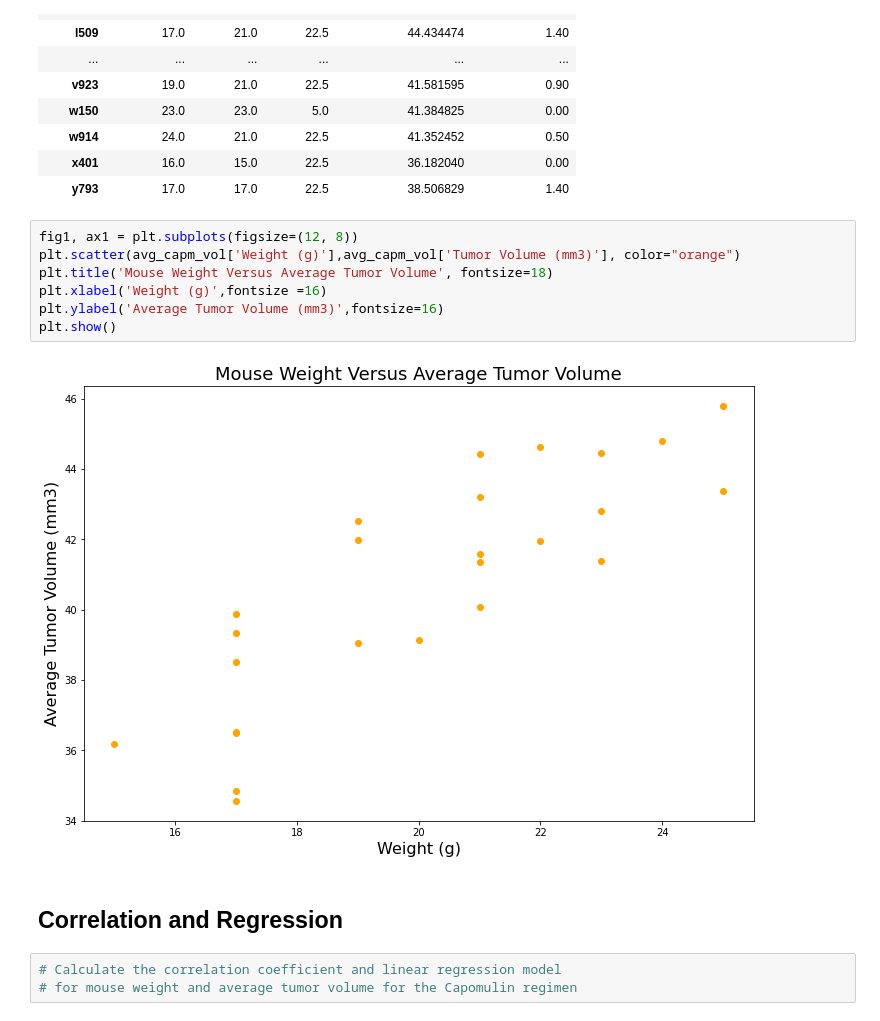
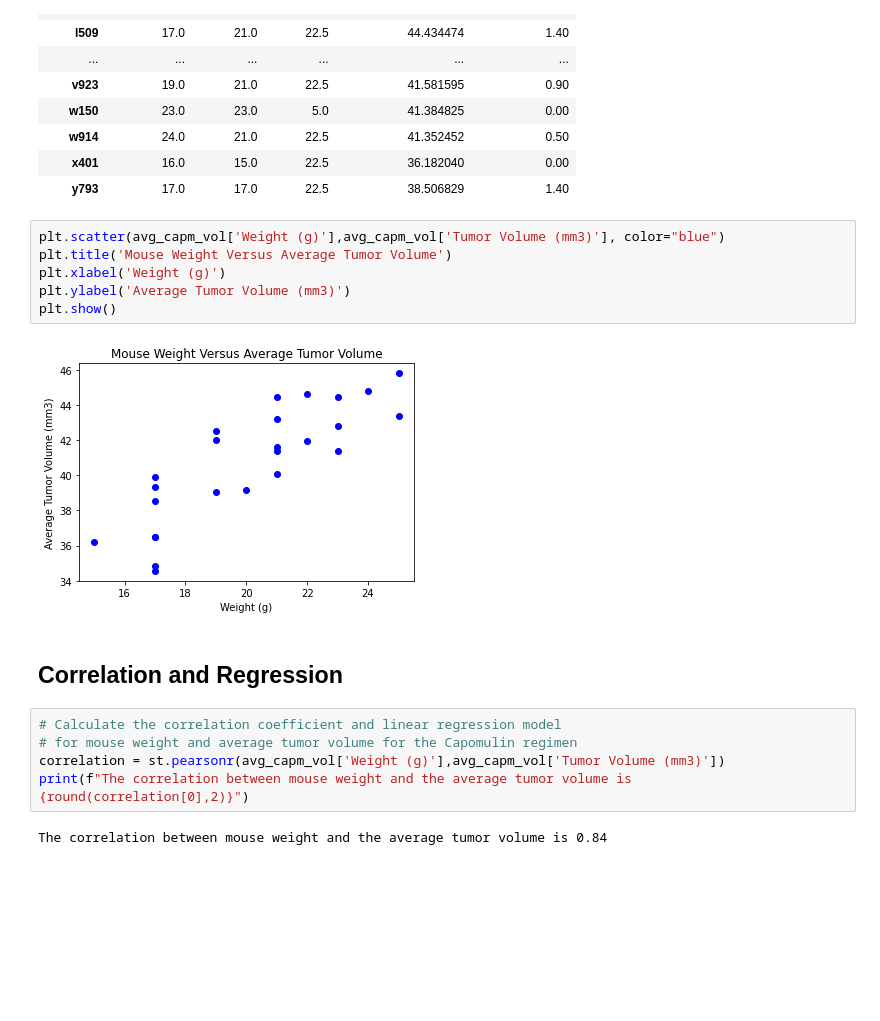
Before and after one commit to melorebecca/05-Matplotlib, a Jupyter notebook: pymaceuticals_starter.ipynb, the cells around one changed output. Saved outputs shown, nothing was run; the diff lists cells and outputs as text; blank space fills up the shorter version.

```diff
--- a/pymaceuticals_starter.ipynb
+++ b/pymaceuticals_starter.ipynb
@@ -307,16 +292,19 @@ avg_capm_vol
 | x401 | 16.0 | 15.0 | 22.5 | 36.182040 | 0.00 |
 | y793 | 17.0 | 17.0 | 22.5 | 38.506829 | 1.40 |
 # %%
-fig1, ax1 = plt.subplots(figsize=(12, 8))
-plt.scatter(avg_capm_vol['Weight (g)'],avg_capm_vol['Tumor Volume (mm3)'], color="orange")
-plt.title('Mouse Weight Versus Average Tumor Volume', fontsize=18)
-plt.xlabel('Weight (g)',fontsize =16)
-plt.ylabel('Average Tumor Volume (mm3)',fontsize=16)
+plt.scatter(avg_capm_vol['Weight (g)'],avg_capm_vol['Tumor Volume (mm3)'], color="blue")
+plt.title('Mouse Weight Versus Average Tumor Volume')
+plt.xlabel('Weight (g)')
+plt.ylabel('Average Tumor Volume (mm3)')
 plt.show()
 # %% [output]
-[figure, old version]
+[figure, new version]
 # %% [markdown]
 ## Correlation and Regression
 # %%
 # Calculate the correlation coefficient and linear regression model
 # for mouse weight and average tumor volume for the Capomulin regimen
+correlation = st.pearsonr(avg_capm_vol['Weight (g)'],avg_capm_vol['Tumor Volume (mm3)'])
+print(f"The correlation between mouse weight and the average tumor volume is {round(correlation[0],2)}")
+# %% [output]
+The correlation between mouse weight and the average tumor volume is 0.84
```
Also changed, not shown: parts of 5 cells of this notebook.
